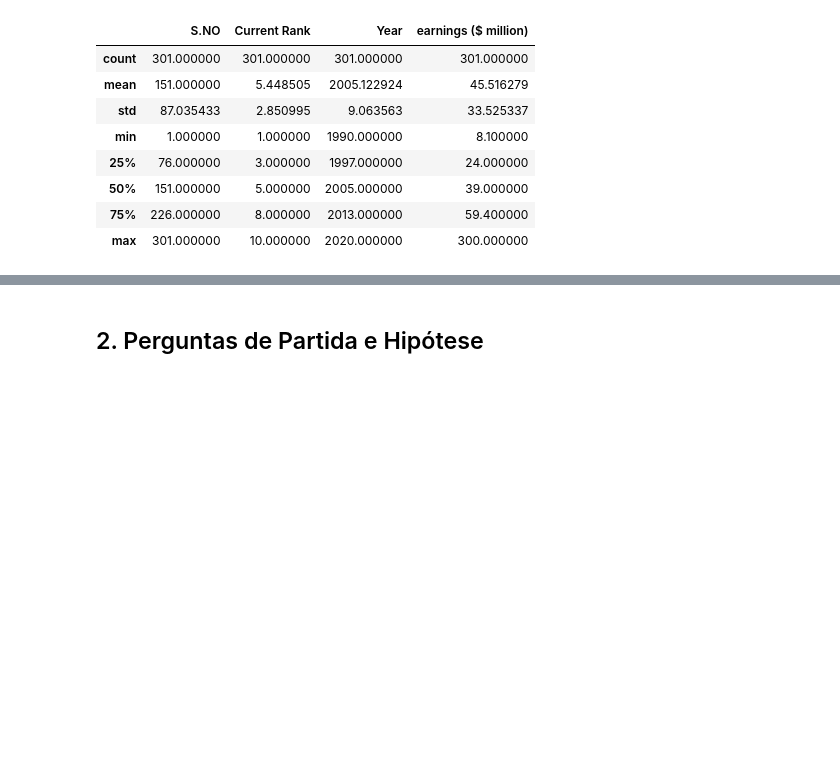
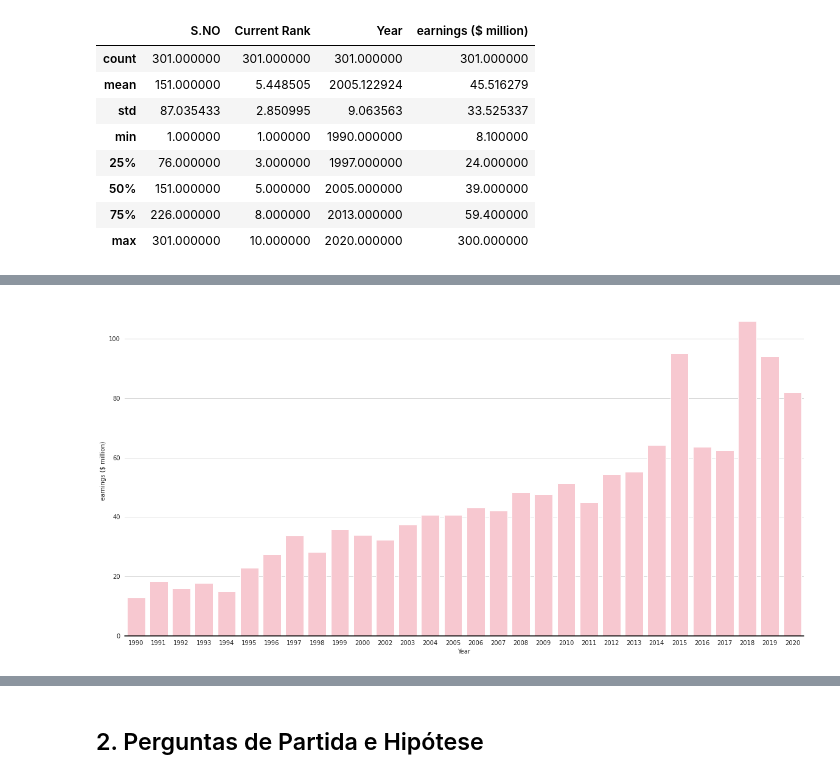
Before and after one commit to c-Tos1wa/atlantico-bootcamp-cd, a Jupyter notebook: notebooks/atividade-05/analise-exploratoria-dados.ipynb, the cells around one changed output, grey strips where cells are left out. Cells and saved outputs as stored; diff of their text form; code cells hidden in the pictures; blank space fills up the shorter version.

```diff
--- a/notebooks/atividade-05/analise-exploratoria-dados.ipynb
+++ b/notebooks/atividade-05/analise-exploratoria-dados.ipynb
@@ -48,2 +87,17 @@ db.describe()
+# %%
+sns.set_style('whitegrid')
+plt.figure(figsize=(20,10))
+axis=sns.barplot(data=db,
+            x='Year',
+            y=earnings,
+            color='pink',
+            ci=None
+                )
+
+axis.set(frame_on=False)
+axis.axhline(0, color='k', clip_on=False)
+plt.show()
+# %% [output]
+[figure, added]
 # %%
 sns.set_style('whitegrid')
```
Also changed, not shown: parts of 8 cells of this notebook, 1 other file.
